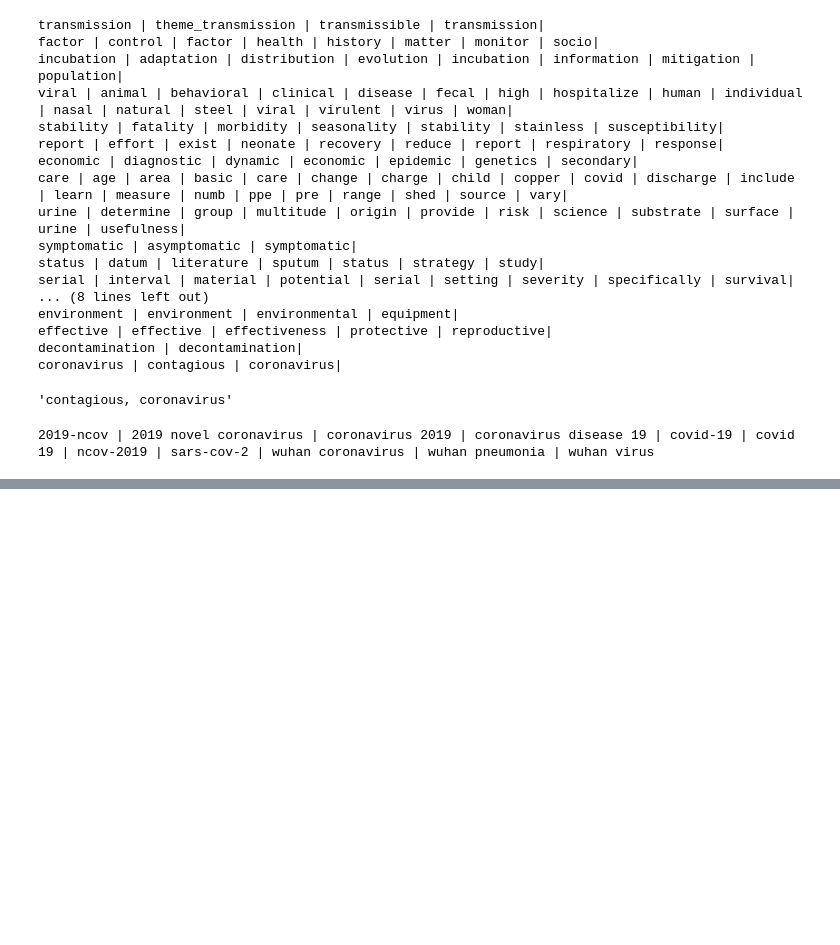
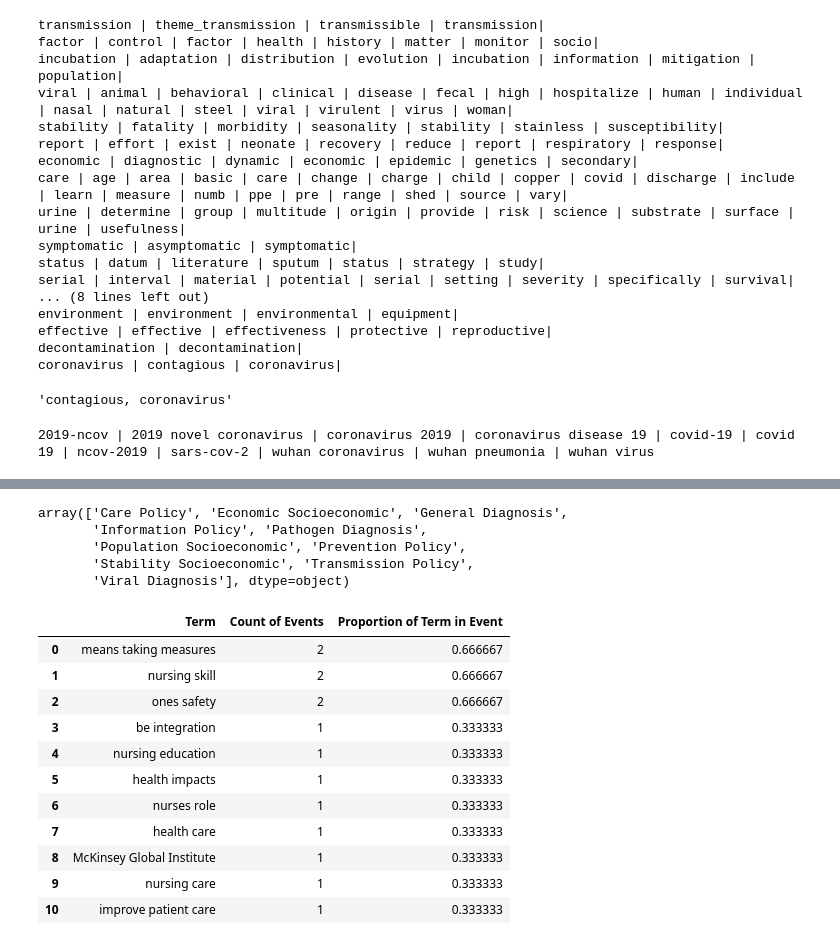
Before and after one commit to Hazoom/covid19, a Jupyter notebook: notebooks/Taxonomy/Taxonomy_Build.ipynb, the cells around one changed output, grey strips where cells are left out. Cells and saved outputs as stored; diff of their text form; code cells hidden in the pictures; blank space fills up the shorter version.

```diff
--- a/notebooks/Taxonomy/Taxonomy_Build.ipynb
+++ b/notebooks/Taxonomy/Taxonomy_Build.ipynb
@@ -27,11 +31,6 @@ task_term_active.head(1)
 s = []
 for i in task_term_active['term']:
     s.append(i.rstrip().lower()+'|')
-# %%
-# input list from active_form sheet
-s = []
-for i in task_term_active['term']:
-    s.append(i+' | ')
 # %%
 # output for VSA
 # %%
@@ -228,0 +244,23 @@ def FrequencyCounter(df, n, sub_event):
+# %%
+results['Event Type'].unique()
+# %% [output]
+array(['Care Policy', 'Economic Socioeconomic', 'General Diagnosis',
+       'Information Policy', 'Pathogen Diagnosis',
+       'Population Socioeconomic', 'Prevention Policy',
+       'Stability Socioeconomic', 'Transmission Policy',
+       'Viral Diagnosis'], dtype=object)
+# %%
+FrequencyCounter(results[results['Sentence'].str.contains('nursing')], 3000,'Care Policy')
+# %% [output]
+|  | Term | Count of Events | Proportion of Term in Event |
+| 0 | means taking measures | 2 | 0.666667 |
+| 1 | nursing skill | 2 | 0.666667 |
+| 2 | ones safety | 2 | 0.666667 |
+| 3 | be integration | 1 | 0.333333 |
+| 4 | nursing education | 1 | 0.333333 |
+| 5 | health impacts | 1 | 0.333333 |
+| 6 | nurses role | 1 | 0.333333 |
+| 7 | health care | 1 | 0.333333 |
+| 8 | McKinsey Global Institute | 1 | 0.333333 |
+| 9 | nursing care | 1 | 0.333333 |
+| 10 | improve patient care | 1 | 0.333333 |
```
Also changed, not shown: parts of 36 cells of this notebook.
